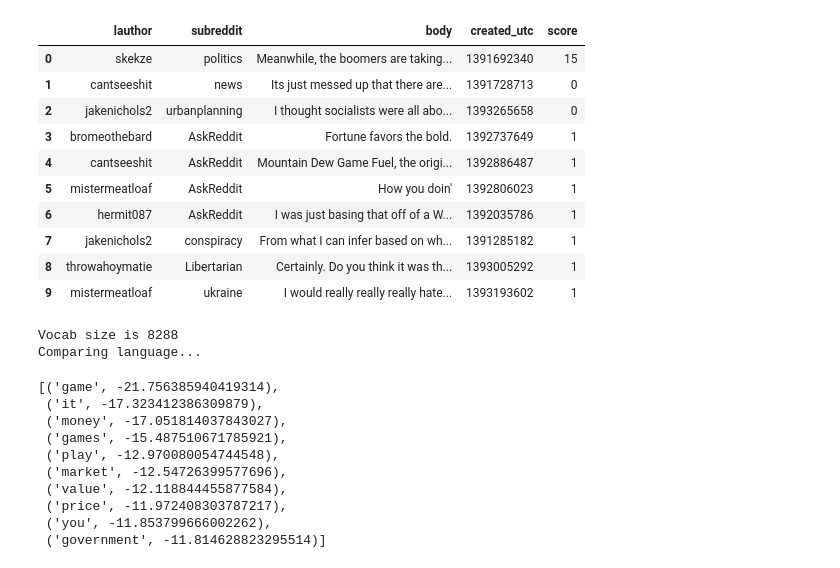
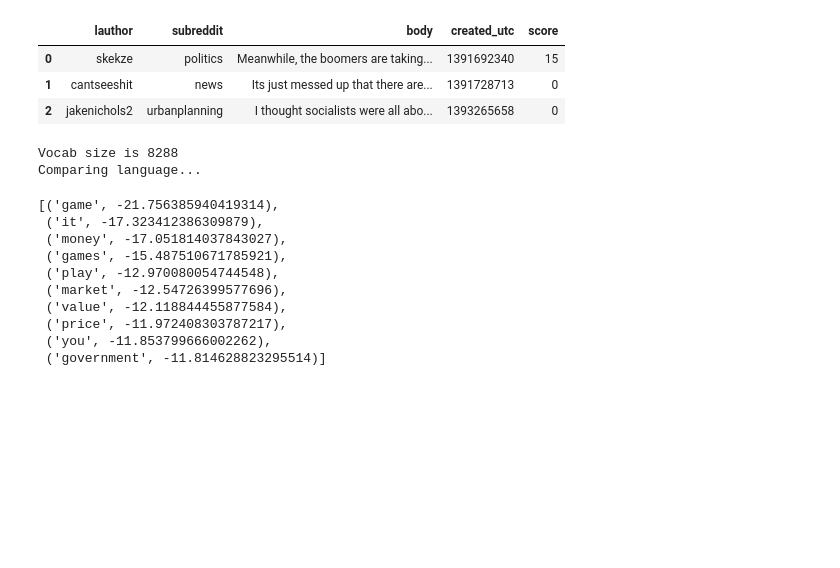
Before and after one commit to cttong/reddit_tracking, a Jupyter notebook: language_model_test_bayes.ipynb, the cells around one changed output. Saved outputs shown, nothing was run; the diff lists cells and outputs as text; code cells hidden in the pictures; blank space fills up the shorter version.

```diff
--- a/language_model_test_bayes.ipynb
+++ b/language_model_test_bayes.ipynb
@@ -22,18 +15,11 @@ gen_altright_df.head(10)
 # %%
 test = pd.read_csv('./data/candidate_data/results-2014-03-01.csv', encoding = 'utf-8')
-test.head(10)
+test.head(3)
 # %% [output]
 |  | lauthor | subreddit | body | created_utc | score |
 | 0 | skekze | politics | Meanwhile, the boomers are taking... | 1391692340 | 15 |
 | 1 | cantseeshit | news | Its just messed up that there are... | 1391728713 | 0 |
 | 2 | jakenichols2 | urbanplanning | I thought socialists were all abo... | 1393265658 | 0 |
-| 3 | bromeothebard | AskReddit | Fortune favors the bold. | 1392737649 | 1 |
-| 4 | cantseeshit | AskReddit | Mountain Dew Game Fuel, the origi... | 1392886487 | 1 |
-| 5 | mistermeatloaf | AskReddit | How you doin' | 1392806023 | 1 |
-| 6 | hermit087 | AskReddit | I was just basing that off of a W... | 1392035786 | 1 |
-| 7 | jakenichols2 | conspiracy | From what I can infer based on wh... | 1391285182 | 1 |
-| 8 | throwahoymatie | Libertarian | Certainly. Do you think it was th... | 1393005292 | 1 |
-| 9 | mistermeatloaf | ukraine | I would really really really hate... | 1393193602 | 1 |
 # %%
 corpus1 = list(gen_altright_df['body'])
 corpus2 = list(test['body'])
```
Also changed, not shown: parts of 2 cells of this notebook, 1 other file.
